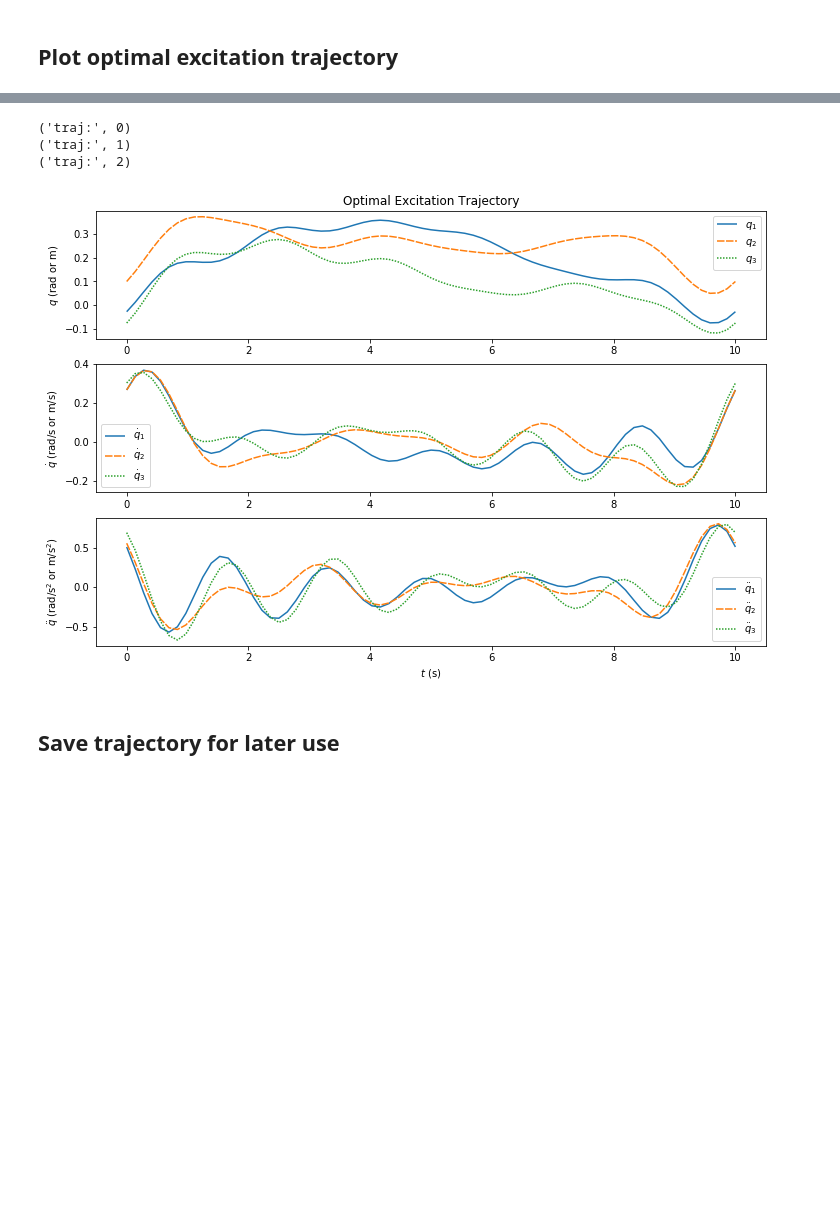
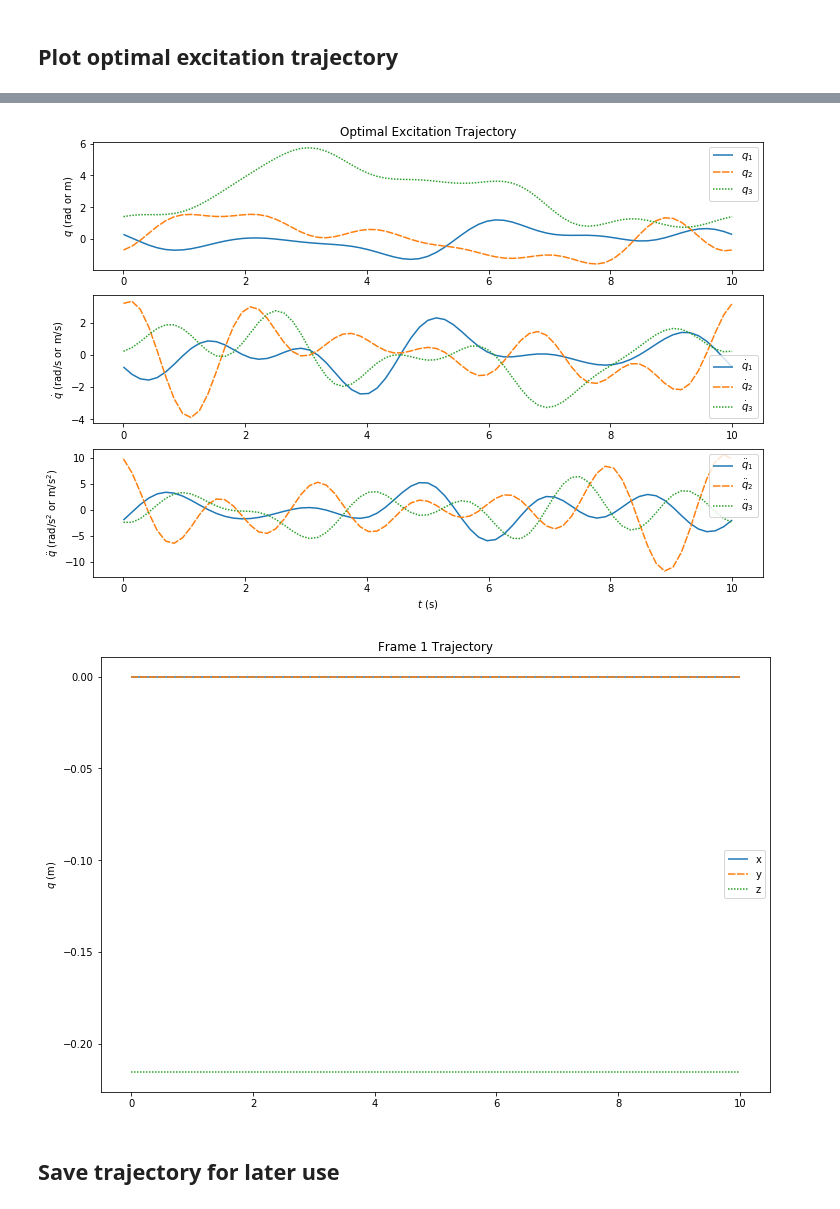
Before and after one commit to WPI-AIM/dvrk_dynamics_identification, a Jupyter notebook: main.ipynb, the cells around one changed output, grey strips where cells are left out. Drawn from its saved outputs; the diff is of its cells as text; code cells hidden in the pictures; blank space fills up the shorter version.

Commit message:
Plot all constrained frames

```diff
--- a/main.ipynb
+++ b/main.ipynb
@@ -164,7 +160,9 @@ fourier_order = 6
 
 traj_optimizer = TrajOptimizer(dyn, fourier_order, base_freq,
                                joint_constraints=[(q1, -np.pi/2, np.pi/2, -2*np.pi, 2*np.pi),
-                                                  (q2, -np.pi/2, np.pi/2, -2*np.pi, 2*np.pi)])
+                                                  (q2, -np.pi/2, np.pi/2, -2*np.pi, 2*np.pi)],cartesian_constraints = [(1,'max',1,0.4,1),(1,'min',-1,-1,-1) ])
+
+
 traj_optimizer.optimize()
 # %% [output]
 joint constraint number: 2
@@ -189,11 +208,11 @@ x: [0.19527456 0.05499636 0.01257543 0.01762566 0.05308366 0.07172092
 # %%
-traj_plotter = TrajPlotter(traj_optimizer.fourier_traj)
+traj_plotter = TrajPlotter(traj_optimizer.fourier_traj,traj_optimizer.frame_traj, traj_optimizer.const_frame_ind)
 traj_plotter.plot_desired_traj(traj_optimizer.x_result)
+
+traj_plotter.plot_frame_traj(True)
 # %% [output]
-('traj:', 0)
-('traj:', 1)
-('traj:', 2)
-[figure, old version]
+[figure, new version]
+[figure, added]
 # %% [markdown]
 ## Save trajectory for later use
 # %%
```
Also changed, not shown: parts of 12 cells of this notebook, 3 other files.
